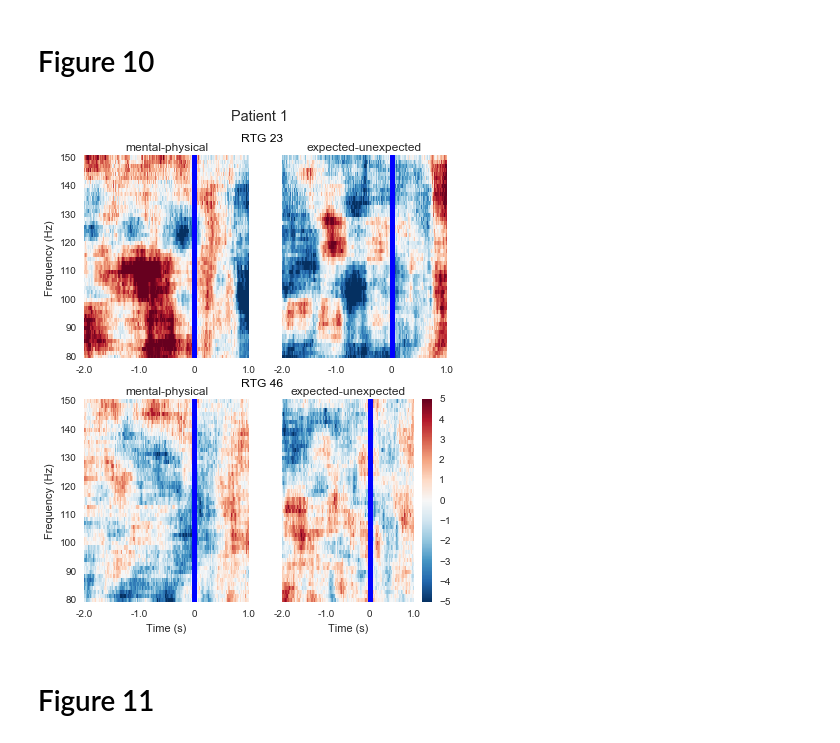
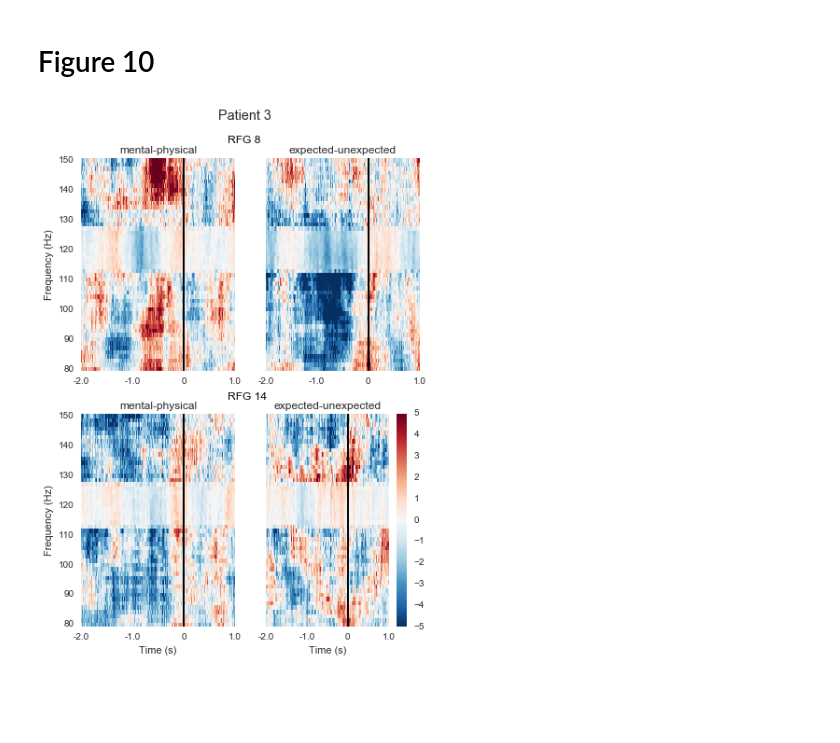
Before and after one commit to andrewbartuska/thesis, a Jupyter notebook: thesis_spectral_analysis.ipynb, the cells around one changed output. Saved outputs shown, nothing was run; the diff lists cells and outputs as text; code cells hidden in the pictures; blank space fills up the shorter version.

```diff
--- a/thesis_spectral_analysis.ipynb
+++ b/thesis_spectral_analysis.ipynb
@@ -282,50 +381,48 @@ This filename (/Users/andrew_bartuska/lab/ecog_data_analysis/patient_2007/john_2
 # Figure 10
 # %%
 fig, axes = plt.subplots(2, 2)
-fig.set_size_inches(6.5, 8)
+fig.set_size_inches(6.5, 9)
 
-TR_power_MP4.plot([1], baseline=TR_baseline, mode='ratio', dB=True, axes=axes[0, 0], vmin=-5., vmax=5., show=False, colorbar=False, **TR_times);
-TR_power_EU4.plot([1], baseline=TR_baseline, mode='ratio', dB=True, axes=axes[0, 1], vmin=-5., vmax=5., show=False, colorbar=False, **TR_times);
+TR_power_MP6.plot([3], baseline=TR_baseline, mode='ratio', dB=True, axes=axes[0, 0], vmin=-5., vmax=5., show=False, colorbar=False, **TR_times);
+TR_power_EU6.plot([3], baseline=TR_baseline, mode='ratio', dB=True, axes=axes[0, 1], vmin=-5., vmax=5., show=False, colorbar=False, **TR_times);
 
-TR_power_MP4.plot([9], baseline=TR_baseline, mode='ratio', dB=True, axes=axes[1, 0], vmin=-5., vmax=5., show=False, colorbar=False, **TR_times);
-TR_power_EU4.plot([9], baseline=TR_baseline, mode='ratio', dB=True, axes=axes[1, 1], vmin=-5., vmax=5., show=False, colorbar=True, **TR_times);
+TR_power_MP6.plot([6], baseline=TR_baseline, mode='ratio', dB=True, axes=axes[1, 0], vmin=-5., vmax=5., show=False, colorbar=False, **TR_times);
+TR_power_EU6.plot([6], baseline=TR_baseline, mode='ratio', dB=True, axes=axes[1, 1], vmin=-5., vmax=5., show=False, **TR_times);
 
 axes[0,0].set_title("mental-physical")
 axes[0,1].set_title("expected-unexpected")
 axes[1,0].set_title("mental-physical")
 axes[1,1].set_title("expected-unexpected")
-plt.figtext(0.46, 0.925, 'RTG 23', color='black', size='large')
-plt.figtext(0.46, 0.5, 'RTG 46', color='black', size='large')
-plt.suptitle("Patient 1", size='x-large')
+plt.figtext(0.46, 0.925, 'RFG 8', color='black', size='large')
+plt.figtext(0.46, 0.5, 'RFG 14', color='black', size='large')
+plt.suptitle("Patient 3", size='x-large')
 
 axes[0,0].set_xticks([-2000, -1000, 0, 1000])
 axes[0,0].set_xticklabels([-2.0, -1.0, 0, 1.0])
 axes[0,1].set_xticks([-2000, -1000, 0, 1000])
 axes[0,1].set_xticklabels([-2.0, -1.0, 0, 1.0])
 axes[1,0].set_xticks([-2000, -1000, 0, 1000])
 axes[1,0].set_xticklabels([-2.0, -1.0, 0, 1.0])
 axes[1,1].set_xticks([-2000, -1000, 0, 1000])
 axes[1,1].set_xticklabels([-2.0, -1.0, 0, 1.0])
 
 axes[0,0].set_yticks(np.arange(80, 160, 10))
 axes[1,0].set_yticks(np.arange(80, 160, 10))
 axes[0,1].set_yticks([])
 axes[1,1].set_yticks([])
 
-axes[0,0].axvline(x=0, linewidth=5)
-axes[0,1].axvline(x=0, linewidth=5)
-axes[1,0].axvline(x=0, linewidth=5)
-axes[1,1].axvline(x=0, linewidth=5)
+axes[0,0].axvline(x=0, linewidth=2, color='black')
+axes[0,1].axvline(x=0, linewidth=2, color='black')
+axes[1,0].axvline(x=0, linewidth=2, color='black')
+axes[1,1].axvline(x=0, linewidth=2, color='black')
 
 axes[0,0].set_xlabel("")
 axes[0,1].set_xlabel("")
 axes[1,0].set_xlabel("Time (s)")
 axes[1,1].set_xlabel("Time (s)")
 axes[0,1].set_ylabel("")
 axes[1,1].set_ylabel("")
 
-plt.savefig("F10-TF Plots P1 Attention.png", dpi=1000)
+plt.savefig("F10-TF Plots P3 Attention.png", dpi=1000)
 # %% [output]
-[figure, old version]
+[figure, new version]
-# %% [markdown]
-# Figure 11
```
Also changed, not shown: parts of 8 cells of this notebook, 2 other files.
